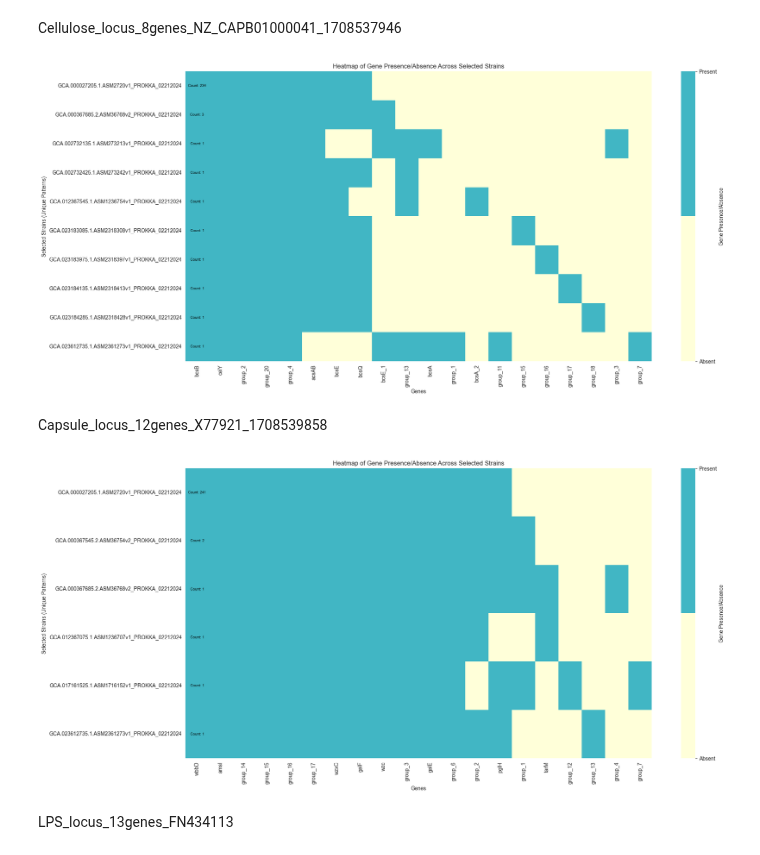
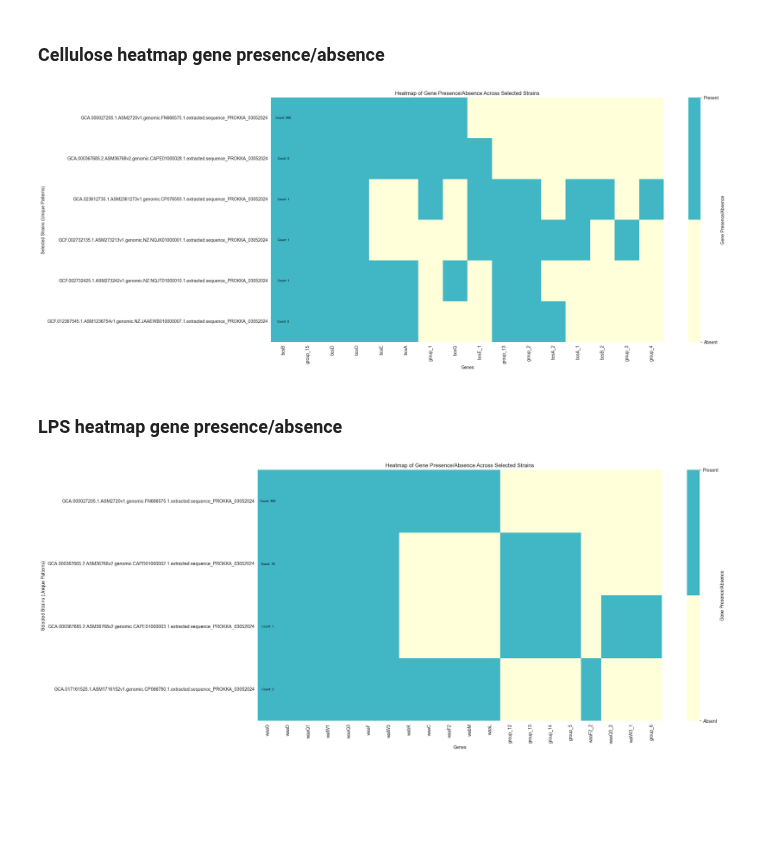
Before and after one commit to beach-fossils/BioFago, a Jupyter notebook: examples/gene_presence_absence.ipynb, the cells around one changed output. Drawn from its saved outputs; the diff is of its cells as text; code cells hidden in the pictures; blank space fills up the shorter version.

Commit message:
Update gene_presence_absence notebook

```diff
--- a/examples/gene_presence_absence.ipynb
+++ b/examples/gene_presence_absence.ipynb
@@ -59,22 +70,20 @@ class GenePresenceAbsencePlotter:
 # %% [markdown]
-Cellulose_locus_8genes_NZ_CAPB01000041_1708537946
+### Cellulose heatmap gene presence/absence
 # %%
-path_csv = '/Users/josediogomoura/Documents/BioFago/BioFago/data/roary/Cellulose_locus_8genes_NZ_CAPB01000041_1708537946/gene_presence_absence.csv'  # Make sure to use the correct path
+path_csv = '/Users/josediogomoura/Documents/BioFago/BioFago/data/ApproachFlankGenes/cellulose/roary_1709664041/gene_presence_absence.csv'  # Make sure to use the correct path
 plotter = GenePresenceAbsencePlotter(path_csv)
 plotter.load_and_process_data()
 plotter.identify_unique_patterns()
 plotter.plot_heatmap()
 # %% [output]
-[figure, old version]
+[figure, new version]
 # %% [markdown]
-Capsule_locus_12genes_X77921_1708539858
+### LPS heatmap gene presence/absence
 # %%
-path_csv = '/Users/josediogomoura/Documents/BioFago/BioFago/data/roary/Capsule_locus_12genes_X77921_1708539858/gene_presence_absence.csv'  # Make sure to use the correct path
+path_csv = '/Users/josediogomoura/Documents/BioFago/BioFago/data/ApproachFlankGenes/lps/roary_1709673374/gene_presence_absence.csv'  # Make sure to use the correct path
 plotter = GenePresenceAbsencePlotter(path_csv)
 plotter.load_and_process_data()
 plotter.identify_unique_patterns()
 plotter.plot_heatmap()
 # %% [output]
-[figure, old version]
+[figure, new version]
-# %% [markdown]
-LPS_locus_13genes_FN434113
```
Also changed, not shown: parts of 11 cells of this notebook.
